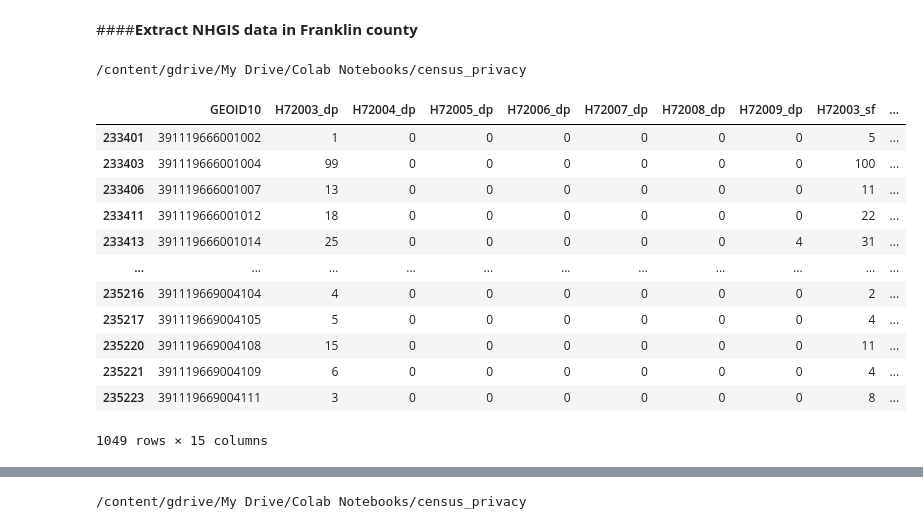
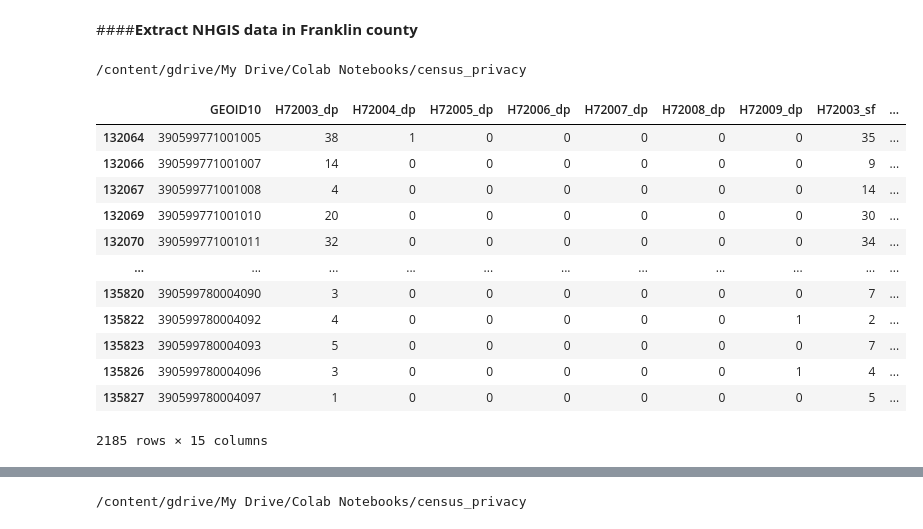
Before and after one commit to linyuehzzz/tda-eval, a Jupyter notebook: guernsey_data_census.ipynb, the cells around one changed output, grey strips where cells are left out. Saved outputs shown, nothing was run; the diff lists cells and outputs as text; code cells hidden in the pictures.

```diff
--- a/guernsey_data_census.ipynb
+++ b/guernsey_data_census.ipynb
@@ -146,33 +146,33 @@ df
 # %%
 # block
 %cd "/content/gdrive/My Drive/Colab Notebooks/census_privacy"
 import pandas as pd
 
 filename_nhgis = 'guernsey/nhgis/nhgis_ppdd_20210608_block_OH.csv'
 data_nhgis = pd.read_csv(filename_nhgis)
 data_nhgis["STATE"] = data_nhgis["gisjoin"].str.slice(1, 3)
 data_nhgis['COUNTY'] = data_nhgis["gisjoin"].str.slice(4, 7)
 data_nhgis['TRACT'] = data_nhgis["gisjoin"].str.slice(8, 14)
 data_nhgis['BLOCK'] = data_nhgis["gisjoin"].str.slice(14, 18)
 data_nhgis['GEOID10'] = data_nhgis[['STATE', 'COUNTY', 'TRACT', 'BLOCK']].apply(lambda x: ''.join(x), axis=1)
-data_nhgis = data_nhgis[data_nhgis["COUNTY"] == '111']
+data_nhgis = data_nhgis[data_nhgis["COUNTY"] == '059']
 data_nhgis = data_nhgis[['GEOID10', 'H72003_dp', 'H72004_dp', 'H72005_dp', 'H72006_dp', 'H72007_dp', 'H72008_dp', 'H72009_dp',
                          'H72003_sf', 'H72004_sf', 'H72005_sf', 'H72006_sf', 'H72007_sf', 'H72008_sf', 'H72009_sf']]
 data_nhgis = data_nhgis.loc[(data_nhgis[['H72003_sf', 'H72004_sf', 'H72005_sf', 'H72006_sf', 'H72007_sf', 'H72008_sf', 'H72009_sf']] != 0).any(1)]
 data_nhgis.to_csv("guernsey/nhgis/guernsey_nhgis_block.csv", index=False)
 data_nhgis
 # %% [output]
 /content/gdrive/My Drive/Colab Notebooks/census_privacy
 |  | GEOID10 | H72003_dp | H72004_dp | H72005_dp | H72006_dp | H72007_dp | H72008_dp | H72009_dp | H72003_sf | ... |
-| 233401 | 391119666001002 | 1 | 0 | 0 | 0 | 0 | 0 | 0 | 5 | ... |
-| 233403 | 391119666001004 | 99 | 0 | 0 | 0 | 0 | 0 | 0 | 100 | ... |
-| 233406 | 391119666001007 | 13 | 0 | 0 | 0 | 0 | 0 | 0 | 11 | ... |
-| 233411 | 391119666001012 | 18 | 0 | 0 | 0 | 0 | 0 | 0 | 22 | ... |
-| 233413 | 391119666001014 | 25 | 0 | 0 | 0 | 0 | 0 | 4 | 31 | ... |
+| 132064 | 390599771001005 | 38 | 1 | 0 | 0 | 0 | 0 | 0 | 35 | ... |
+| 132066 | 390599771001007 | 14 | 0 | 0 | 0 | 0 | 0 | 0 | 9 | ... |
+| 132067 | 390599771001008 | 4 | 0 | 0 | 0 | 0 | 0 | 0 | 14 | ... |
+| 132069 | 390599771001010 | 20 | 0 | 0 | 0 | 0 | 0 | 0 | 30 | ... |
+| 132070 | 390599771001011 | 32 | 0 | 0 | 0 | 0 | 0 | 0 | 34 | ... |
 | ... | ... | ... | ... | ... | ... | ... | ... | ... | ... | ... |
-| 235216 | 391119669004104 | 4 | 0 | 0 | 0 | 0 | 0 | 0 | 2 | ... |
-| 235217 | 391119669004105 | 5 | 0 | 0 | 0 | 0 | 0 | 0 | 4 | ... |
-| 235220 | 391119669004108 | 15 | 0 | 0 | 0 | 0 | 0 | 0 | 11 | ... |
-| 235221 | 391119669004109 | 6 | 0 | 0 | 0 | 0 | 0 | 0 | 4 | ... |
-| 235223 | 391119669004111 | 3 | 0 | 0 | 0 | 0 | 0 | 0 | 8 | ... |
+| 135820 | 390599780004090 | 3 | 0 | 0 | 0 | 0 | 0 | 0 | 7 | ... |
+| 135822 | 390599780004092 | 4 | 0 | 0 | 0 | 0 | 0 | 1 | 2 | ... |
+| 135823 | 390599780004093 | 5 | 0 | 0 | 0 | 0 | 0 | 0 | 7 | ... |
+| 135826 | 390599780004096 | 3 | 0 | 0 | 0 | 0 | 0 | 1 | 4 | ... |
+| 135827 | 390599780004097 | 1 | 0 | 0 | 0 | 0 | 0 | 0 | 5 | ... |
-1049 rows × 15 columns
+2185 rows × 15 columns
```
Also changed, not shown: parts of 5 cells of this notebook.
